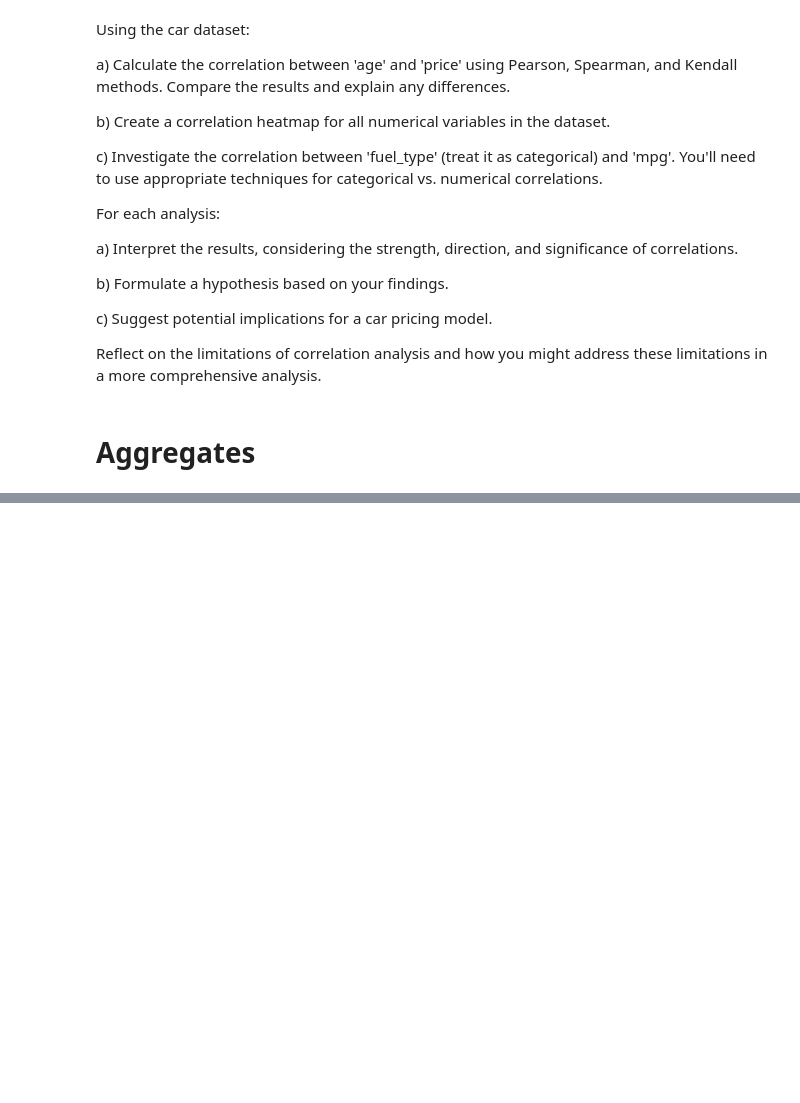
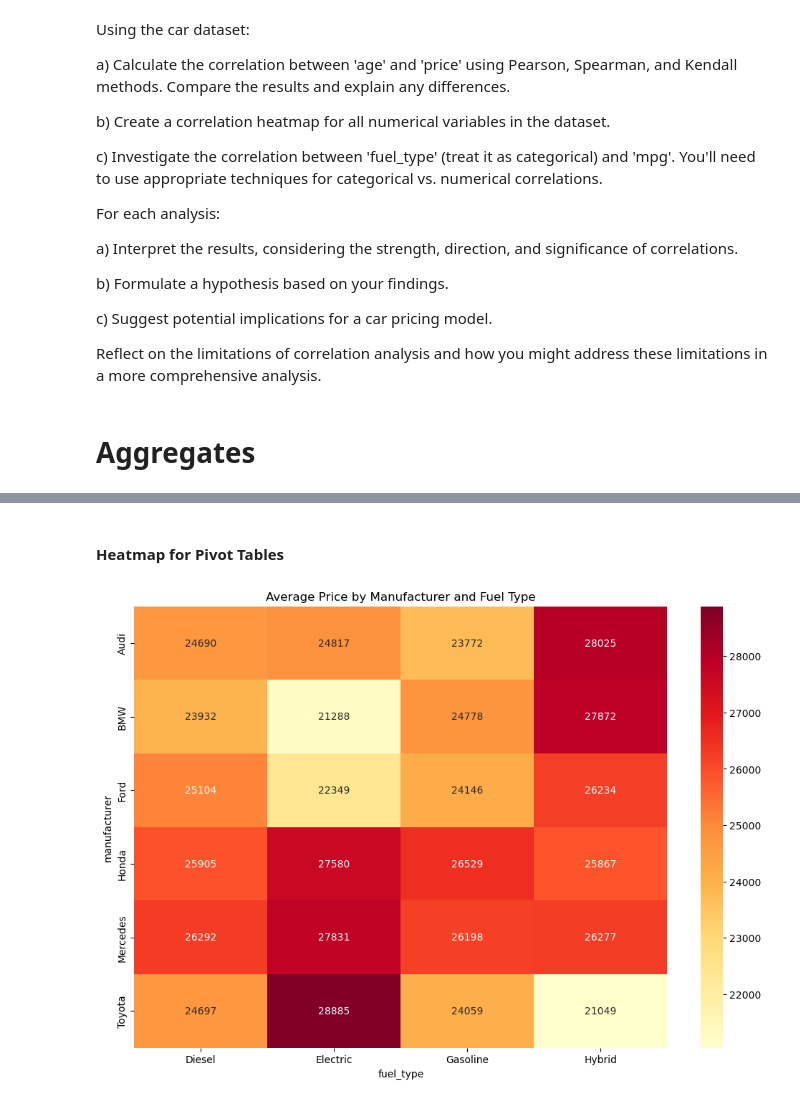
Before and after one commit to drjodyannjones/mdsi_python_seminar_11122023, a Jupyter notebook: exploratory_data_analysis/eda.ipynb, the cells around one changed output, grey strips where cells are left out. Cells and saved outputs as stored; diff of their text form; code cells hidden in the pictures; blank space fills up the shorter version.

```diff
--- a/exploratory_data_analysis/eda.ipynb
+++ b/exploratory_data_analysis/eda.ipynb
@@ -1470,0 +1553,4 @@ Reflect on the limitations of correlation analysis and how you might address the
+# %%
+pivot_table = pd.pivot_table(df, values='price', index='manufacturer', columns='fuel_type', aggfunc='mean', fill_value=0)
+print("\nPivot Table - Average Price by Manufacturer and Fuel Type:")
+pivot_table.round(2).sort_values('Gasoline')
@@ -1470,0 +1616,9 @@ Reflect on the limitations of correlation analysis and how you might address the
+# %% [markdown]
+#### Heatmap for Pivot Tables
+# %%
+plt.figure(figsize=(12, 8))
+sns.heatmap(pivot_table, annot=True, fmt='.0f', cmap='YlOrRd')
+plt.title('Average Price by Manufacturer and Fuel Type')
+plt.show()
+# %% [output]
+[figure, added]
```
Also changed, not shown: parts of 19 cells of this notebook.
